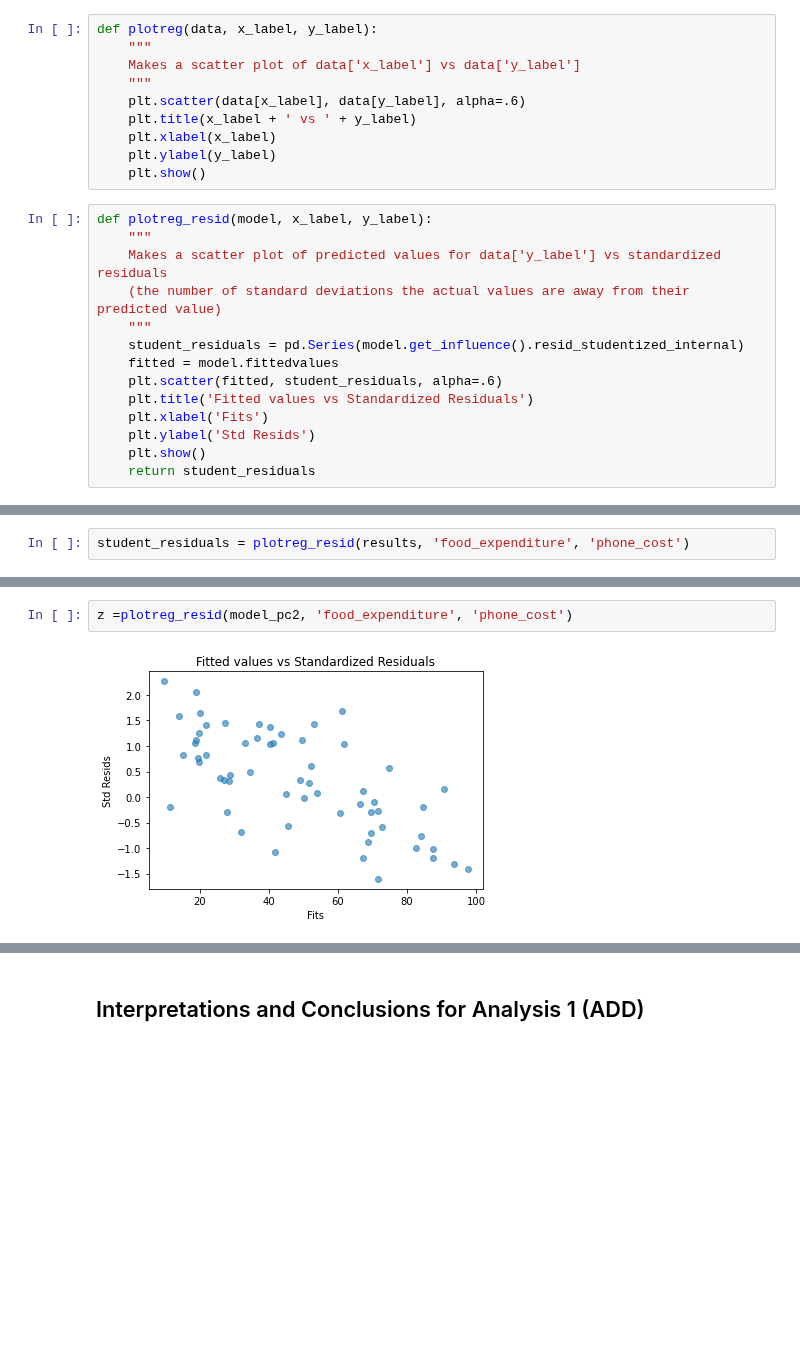
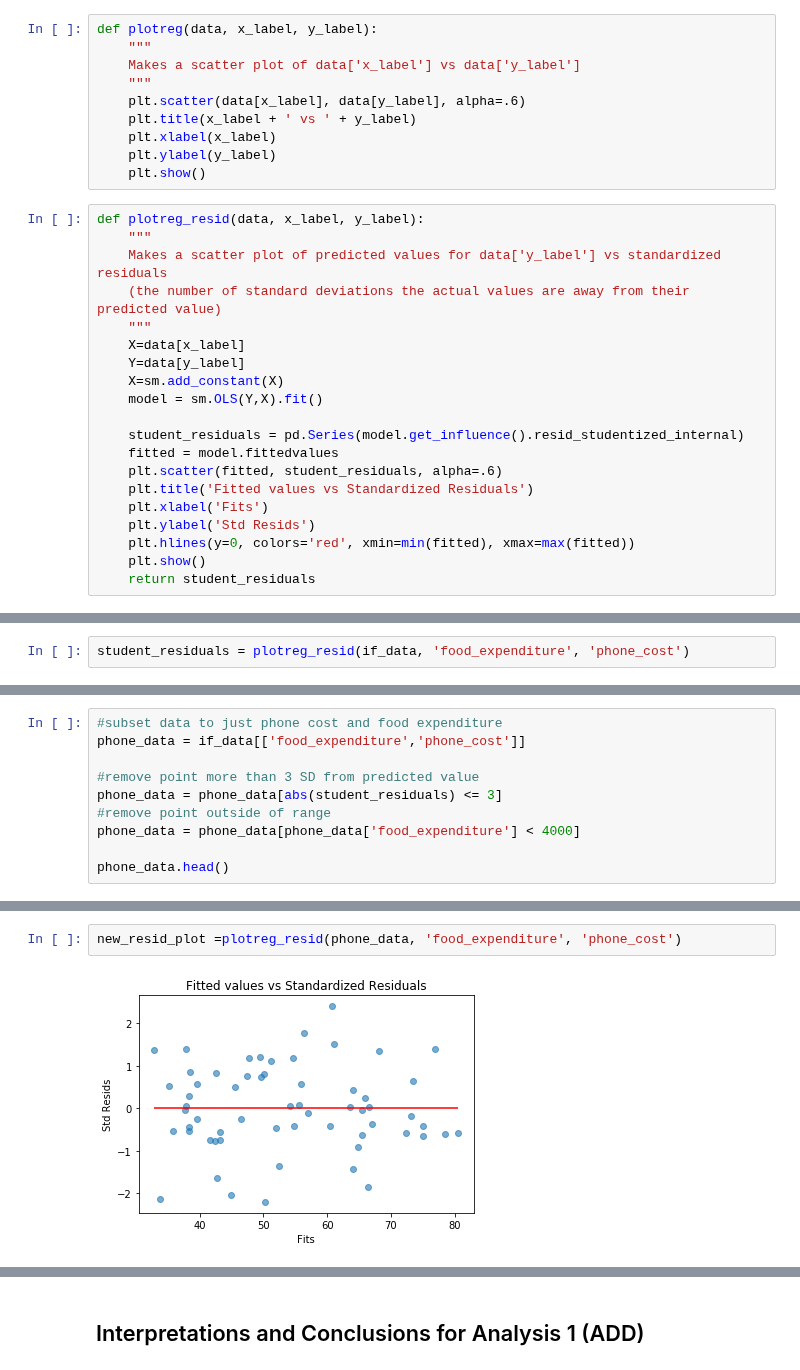
Before and after one commit to tklausner/info2950-project, a Jupyter notebook: Final_Report.ipynb, the cells around one changed output, grey strips where cells are left out. Saved outputs shown, nothing was run; the diff lists cells and outputs as text; blank space fills up the shorter version.

```diff
--- a/Final_Report.ipynb
+++ b/Final_Report.ipynb
@@ -165,17 +131,23 @@ def plotreg(data, x_label, y_label):
     plt.ylabel(y_label)
     plt.show()
 # %%
-def plotreg_resid(model, x_label, y_label):
+def plotreg_resid(data, x_label, y_label):
     """
     Makes a scatter plot of predicted values for data['y_label'] vs standardized residuals
     (the number of standard deviations the actual values are away from their predicted value)
     """
+    X=data[x_label]
+    Y=data[y_label]
+    X=sm.add_constant(X)
+    model = sm.OLS(Y,X).fit()
+
     student_residuals = pd.Series(model.get_influence().resid_studentized_internal)
     fitted = model.fittedvalues
     plt.scatter(fitted, student_residuals, alpha=.6)
     plt.title('Fitted values vs Standardized Residuals')
     plt.xlabel('Fits')
     plt.ylabel('Std Resids')
+    plt.hlines(y=0, colors='red', xmin=min(fitted), xmax=max(fitted))
     plt.show()
     return student_residuals
 # %%
@@ -208,3 +158,3 @@ c0           -53.3560    255.190     -0.209      0.835    -563.812     457.100
 # %%
-student_residuals = plotreg_resid(results, 'food_expenditure', 'phone_cost')
+student_residuals = plotreg_resid(if_data, 'food_expenditure', 'phone_cost')
 # %% [output]
@@ -216,0 +164,10 @@ model_pc2 = sm.OLS(data_no_outliers['phone_cost'], data_no_outliers['food_expend
+# %%
+#subset data to just phone cost and food expenditure
+phone_data = if_data[['food_expenditure','phone_cost']]
+
+#remove point more than 3 SD from predicted value
+phone_data = phone_data[abs(student_residuals) <= 3]
+#remove point outside of range
+phone_data = phone_data[phone_data['food_expenditure'] < 4000]
+
+phone_data.head()
@@ -217,5 +181,5 @@ model_pc2 = sm.OLS(data_no_outliers['phone_cost'], data_no_outliers['food_expend
 # %%
-z =plotreg_resid(model_pc2, 'food_expenditure', 'phone_cost')
+new_resid_plot =plotreg_resid(phone_data, 'food_expenditure', 'phone_cost')
 # %% [output]
-[figure, old version]
+[figure, new version]
 # %%
```
Also changed, not shown: parts of 33 cells of this notebook.
